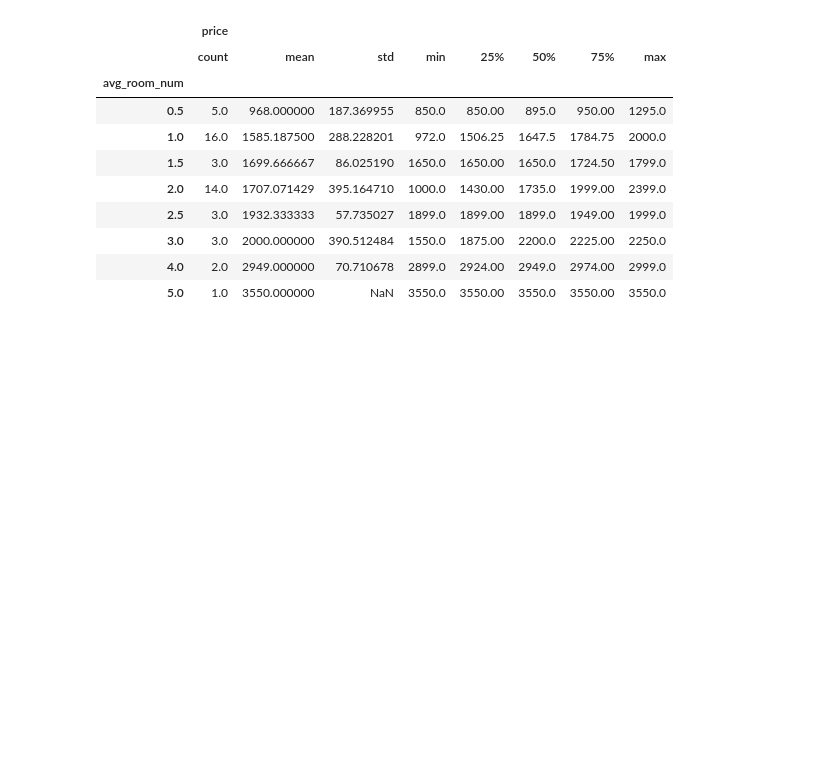
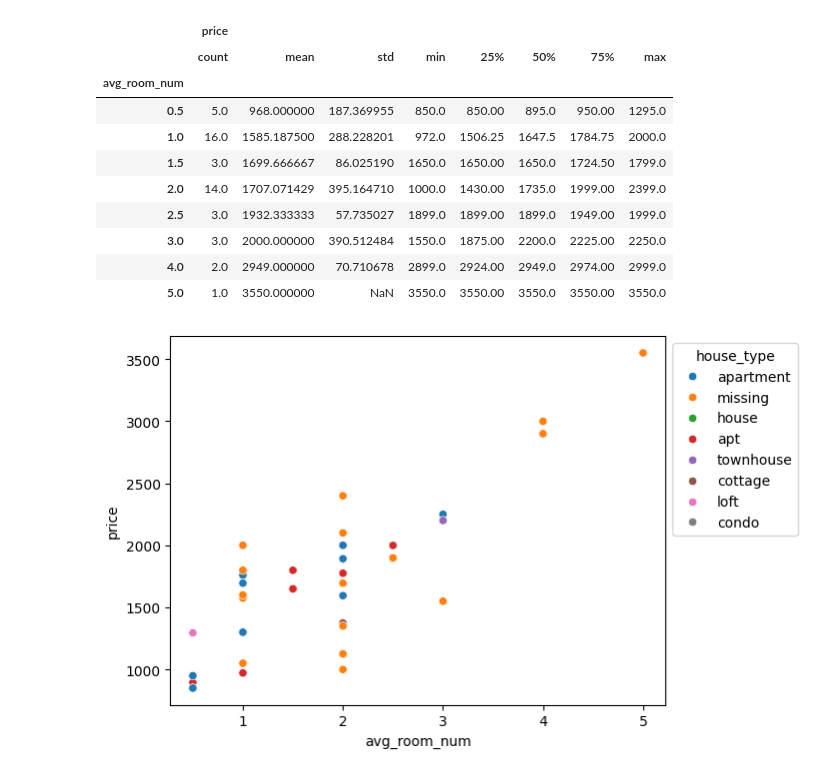
Before and after one commit to ananya-balach/DS-wrangling-fork, a Jupyter notebook: lab/lab.ipynb, the cells around one changed output. Drawn from its saved outputs; the diff is of its cells as text; code cells hidden in the pictures; blank space fills up the shorter version.

```diff
--- a/lab/lab.ipynb
+++ b/lab/lab.ipynb
@@ -413,3 +413,8 @@ df.loc[:,['price','avg_room_num']].groupby('avg_room_num').describe()
 | 3.0 | 3.0 | 2000.000000 | 390.512484 | 1550.0 | 1875.00 | 2200.0 | 2225.00 | 2250.0 |
 | 4.0 | 2.0 | 2949.000000 | 70.710678 | 2899.0 | 2924.00 | 2949.0 | 2974.00 | 2999.0 |
 | 5.0 | 1.0 | 3550.000000 | NaN | 3550.0 | 3550.00 | 3550.0 | 3550.00 | 3550.0 |
+# %%
+ax = sns.scatterplot(data=df, x='avg_room_num', y='price',hue='house_type')
+sns.move_legend(ax, "upper left", bbox_to_anchor=(1, 1))
+# %% [output]
+[figure, added]
```
